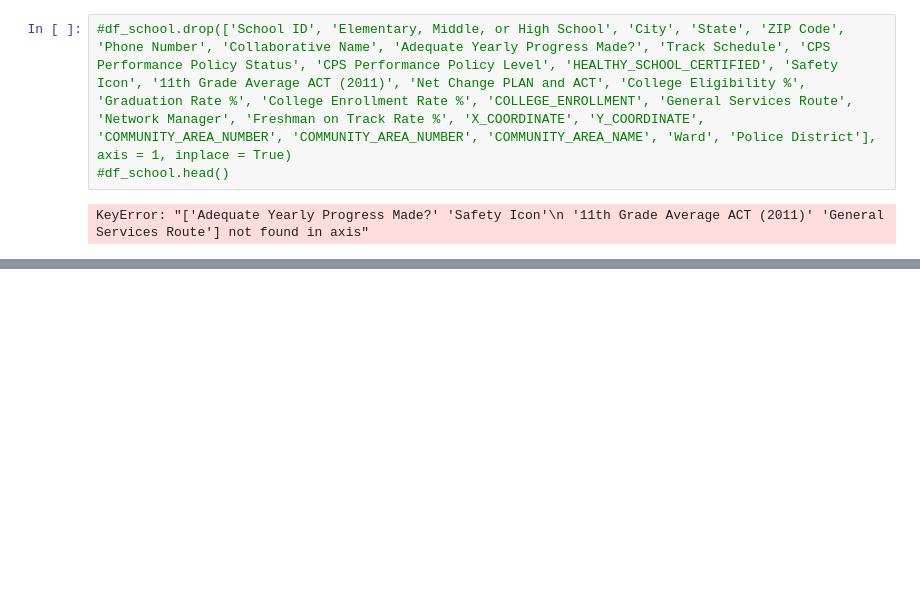
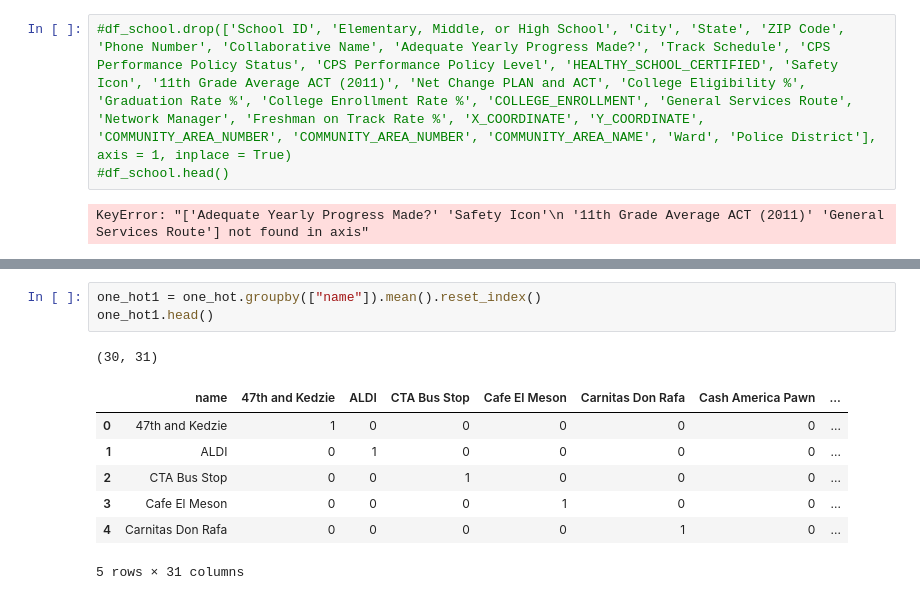
Before and after one commit to tjinghahaha/TJ, a Jupyter notebook: Tommy's Capstone.ipynb, the cells around one changed output, grey strips where cells are left out. Saved outputs shown, nothing was run; the diff lists cells and outputs as text; blank space fills up the shorter version.

```diff
--- a/Tommy's Capstone.ipynb
+++ b/Tommy's Capstone.ipynb
@@ -83,0 +163,12 @@ KeyError: "['Adequate Yearly Progress Made?' 'Safety Icon'\n '11th Grade Average
+# %%
+one_hot1 = one_hot.groupby(["name"]).mean().reset_index()
+one_hot1.head()
+# %% [output]
+(30, 31)
+|  | name | 47th and Kedzie | ALDI | CTA Bus Stop | Cafe El Meson | Carnitas Don Rafa | Cash America Pawn | ... |
+| 0 | 47th and Kedzie | 1 | 0 | 0 | 0 | 0 | 0 | ... |
+| 1 | ALDI | 0 | 1 | 0 | 0 | 0 | 0 | ... |
+| 2 | CTA Bus Stop | 0 | 0 | 1 | 0 | 0 | 0 | ... |
+| 3 | Cafe El Meson | 0 | 0 | 0 | 1 | 0 | 0 | ... |
+| 4 | Carnitas Don Rafa | 0 | 0 | 0 | 0 | 1 | 0 | ... |
+5 rows × 31 columns
```
Also changed, not shown: parts of 12 cells of this notebook.
